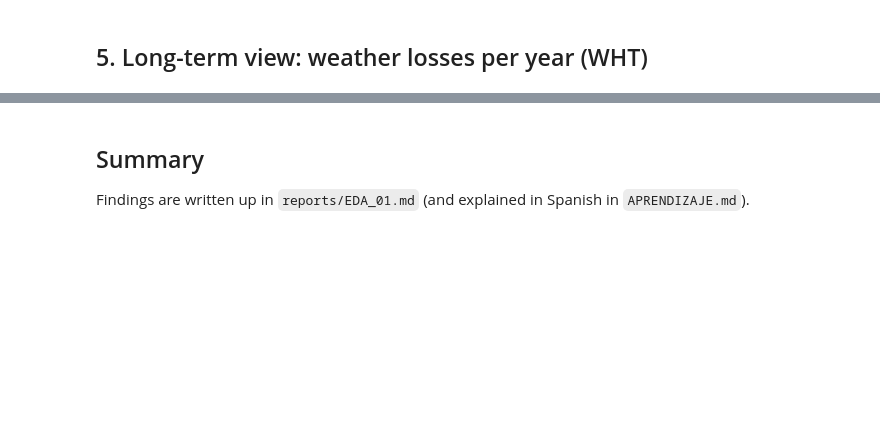
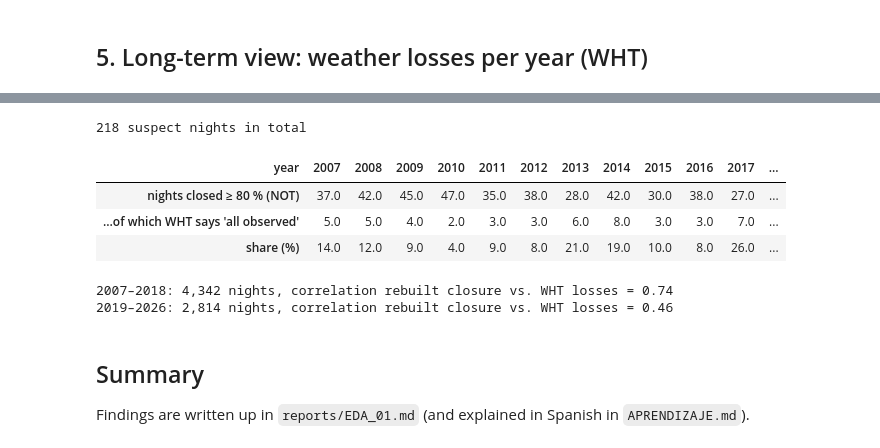
Before and after one commit to saimonx/roque-model, a Jupyter notebook: notebooks/01_eda.ipynb, the cells around one changed output, grey strips where cells are left out. Saved outputs shown, nothing was run; the diff lists cells and outputs as text; code cells hidden in the pictures; blank space fills up the shorter version.

```diff
--- a/notebooks/01_eda.ipynb
+++ b/notebooks/01_eda.ipynb
@@ -245,3 +276,30 @@ yearly.round(1)
+# %%
+all_observed = ((accounted["wht_weather_lost_h"] == 0) & (accounted["wht_tech_lost_h"] == 0)
+                & (accounted["wht_other_lost_h"] == 0))
+closed_all_night = accounted["dome_closed_frac"] >= 0.8
+suspect = accounted[all_observed & closed_all_night]
+quality = pd.DataFrame({
+    "nights closed ≥ 80 % (NOT)": closed_all_night.groupby(accounted["year"]).sum(),
+    "…of which WHT says 'all observed'": (all_observed & closed_all_night).groupby(accounted["year"]).sum(),
+})
+quality["share (%)"] = (quality.iloc[:, 1] / quality.iloc[:, 0] * 100).round(0)
+print(f"{len(suspect)} suspect nights in total")
+quality.T
+# %% [output]
+218 suspect nights in total
+| year | 2007 | 2008 | 2009 | 2010 | 2011 | 2012 | 2013 | 2014 | 2015 | 2016 | 2017 | ... |
+| nights closed ≥ 80 % (NOT) | 37.0 | 42.0 | 45.0 | 47.0 | 35.0 | 38.0 | 28.0 | 42.0 | 30.0 | 38.0 | 27.0 | ... |
+| …of which WHT says 'all observed' | 5.0 | 5.0 | 4.0 | 2.0 | 3.0 | 3.0 | 6.0 | 8.0 | 3.0 | 3.0 | 7.0 | ... |
+| share (%) | 14.0 | 12.0 | 9.0 | 4.0 | 9.0 | 8.0 | 21.0 | 19.0 | 10.0 | 8.0 | 26.0 | ... |
+# %%
+early = accounted["year"].between(2007, 2018)
+for label, mask in [("2007–2018", early), ("2019–2026", ~early)]:
+    pair = accounted.loc[mask, ["dome_closed_frac", "wht_weather_lost_frac"]].dropna()
+    print(f"{label}: {len(pair):,} nights, correlation rebuilt closure vs. WHT losses = "
+          f"{pair.corr().iloc[0, 1]:.2f}")
+# %% [output]
+2007–2018: 4,342 nights, correlation rebuilt closure vs. WHT losses = 0.74
+2019–2026: 2,814 nights, correlation rebuilt closure vs. WHT losses = 0.46
 # %% [markdown]
 ## Summary
 Findings are written up in `reports/EDA_01.md` (and explained in Spanish in `APRENDIZAJE.md`).
```
Also changed, not shown: parts of 9 cells of this notebook, 7 other files.
